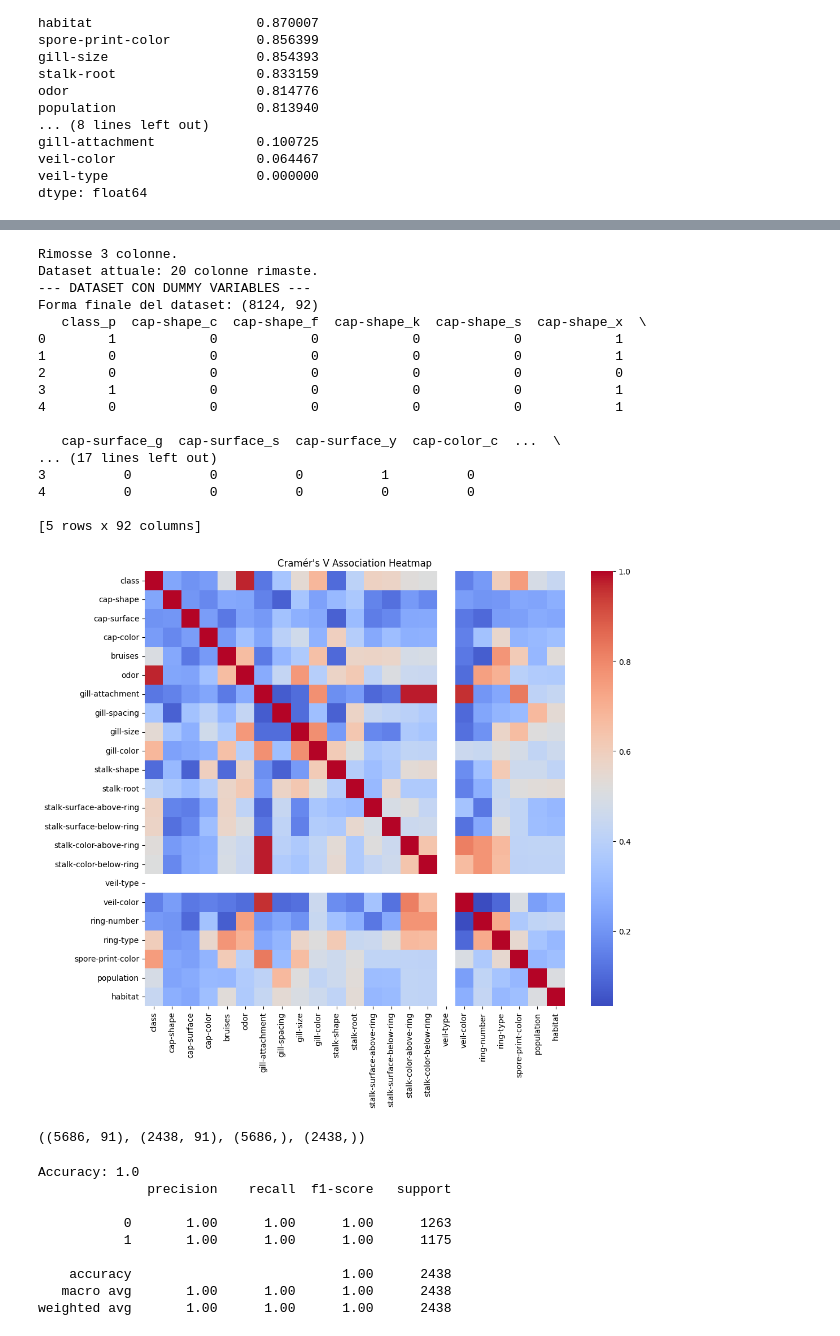
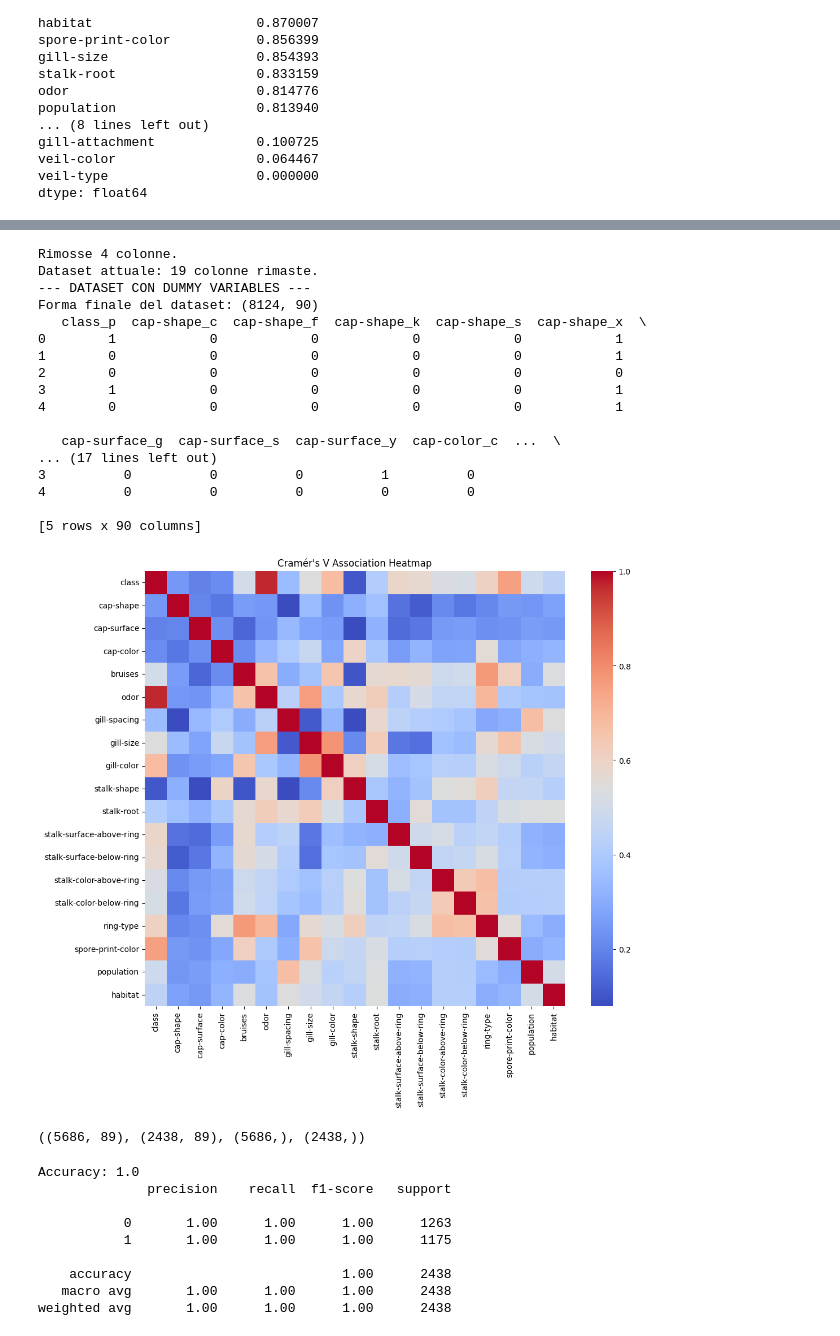
Before and after one commit to filipani/Data_Processing_And_Analysis_UniCourse, a Jupyter notebook: Mushroom.ipynb, the cells around one changed output, grey strips where cells are left out. Drawn from its saved outputs; the diff is of its cells as text; code cells hidden in the pictures.

Commit message:
nzv little rework of the code, removing some columns and recalculating the matrix of associations.

```diff
--- a/Mushroom.ipynb
+++ b/Mushroom.ipynb
@@ -324,7 +313,7 @@ Prime 5 righe del dataset pulito:
 from sklearn.preprocessing import OneHotEncoder
 
 
-cols_to_remove2 = ['veil-type', 'veil-color', 'gill-attachment']
+cols_to_remove2 = ['veil-type', 'veil-color', 'gill-attachment', 'ring-number']
 
 
 df_final2 = df.drop(columns=cols_to_remove2)
@@ -344,10 +333,10 @@ print("--- DATASET CON DUMMY VARIABLES ---")
 print(f"Forma finale del dataset: {df_encoded.shape}")
 print(df_encoded.head())
 # %% [output]
-Rimosse 3 colonne.
-Dataset attuale: 20 colonne rimaste.
+Rimosse 4 colonne.
+Dataset attuale: 19 colonne rimaste.
 --- DATASET CON DUMMY VARIABLES ---
-Forma finale del dataset: (8124, 92)
+Forma finale del dataset: (8124, 90)
    class_p  cap-shape_c  cap-shape_f  cap-shape_k  cap-shape_s  cap-shape_x  \
 0        1            0            0            0            0            1
 1        0            0            0            0            0            1
@@ -360,39 +349,39 @@ Forma finale del dataset: (8124, 92)
 3          0          0          0          1          0
 4          0          0          0          0          0
 
-[5 rows x 92 columns]
+[5 rows x 90 columns]
 # %%
 #heatmap delle contingency con Cramér's V
 
 import pandas as pd
 import numpy as np
 from scipy.stats import chi2_contingency
 from matplotlib import pyplot as plt
 import seaborn as sns
 
 def cramers_v(x, y):
     confusion_matrix = pd.crosstab(x, y)
     chi2 = chi2_contingency(confusion_matrix)[0]
     n = confusion_matrix.sum().sum()
     r,k = confusion_matrix.shape
     return np.sqrt(chi2 / (n * (min(r-1, k-1))))
 
 # Calcolo matrice
-cols = df.columns
+cols = df_final2.columns
 matrix = pd.DataFrame(index=cols, columns=cols)
 
 for col1 in cols:
     for col2 in cols:
-        matrix.loc[col1, col2] = cramers_v(df[col1], df[col2])
+        matrix.loc[col1, col2] = cramers_v(df_final2[col1], df_final2[col2])
 
 matrix = matrix.astype(float)
 
 plt.figure(figsize=(12,10))
 sns.heatmap(matrix, cmap='coolwarm')
 plt.title("Cramér's V Association Heatmap")
 plt.show()
 # %% [output]
-[figure, old version]
+[figure, new version]
 # %%
 #train-validation split
 
@@ -407,7 +396,7 @@ X_train, X_test, y_train, y_test = train_test_split(
 
 X_train.shape, X_test.shape, y_train.shape, y_test.shape
 # %% [output]
-((5686, 91), (2438, 91), (5686,), (2438,))
+((5686, 89), (2438, 89), (5686,), (2438,))
 # %%
 #random forest
 
```
Also changed, not shown: parts of 2 cells of this notebook.
